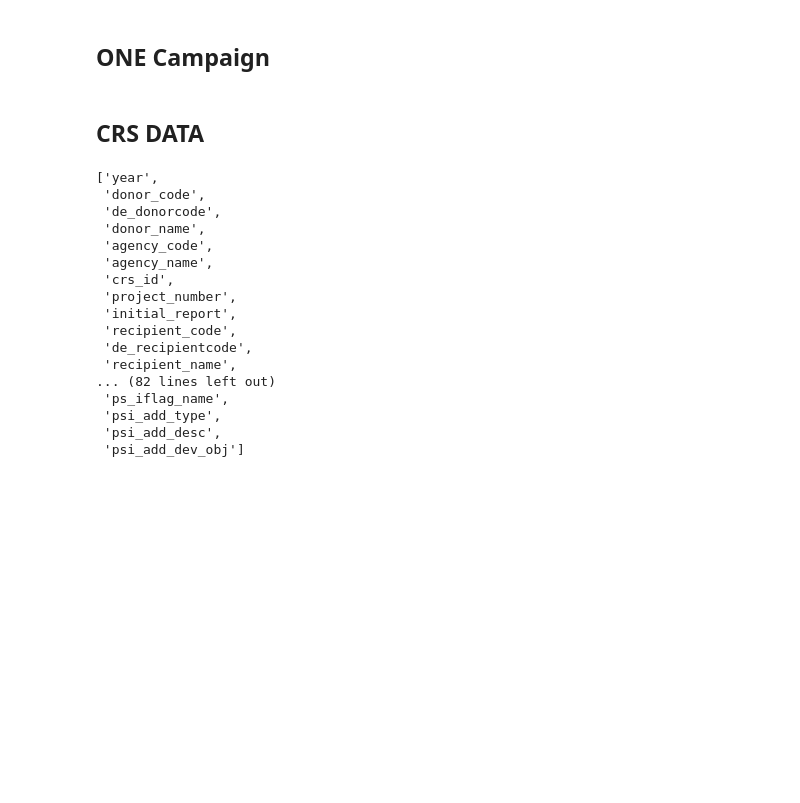
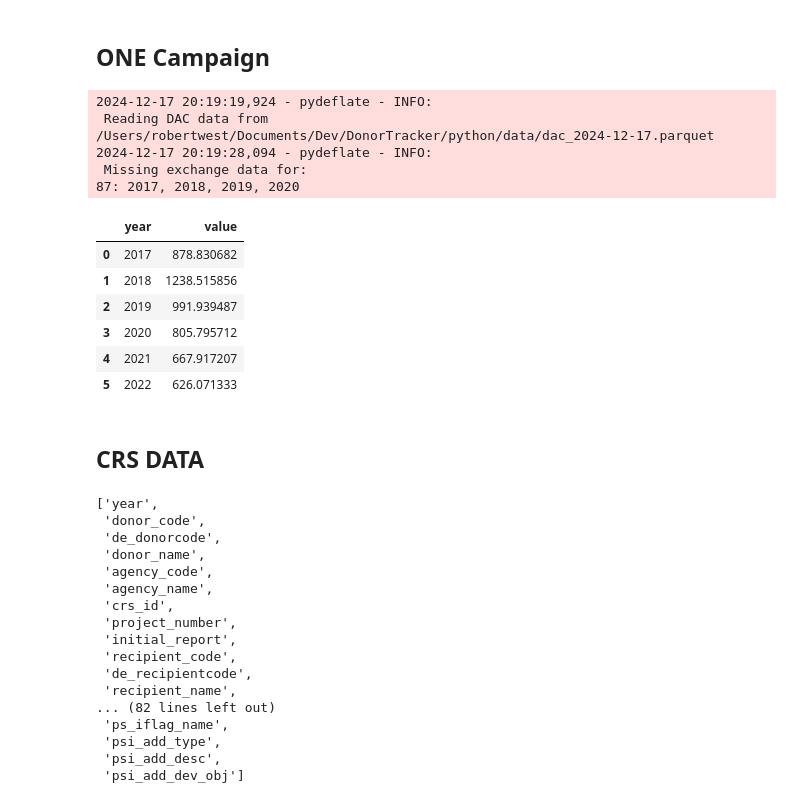
Before and after one commit to donortracker123/DonorTracker, a Jupyter notebook: python/chart_creation.ipynb, the cells around one changed output. Cells and saved outputs as stored; diff of their text form; code cells hidden in the pictures; blank space fills up the shorter version.

```diff
--- a/python/chart_creation.ipynb
+++ b/python/chart_creation.ipynb
@@ -21,21 +60,51 @@ DAC_COUNTRIES = [
 # %% [markdown]
 ## ONE Campaign
 # %%
-# from oda_data import ODAData, set_data_path
+from oda_data import ODAData, set_data_path
 
-# # set the path to the folder where the data should be stored
-# set_data_path("data")
+# set the path to the folder where the data should be stored
+set_data_path("data")
 
-# # create object, specifying key details of the desired output
-# data = ODAData(years=range(2018,2023), currency="EUR", prices="constant", base_year=2021)
+# create object, specifying key details of the desired output
+data = ODAData(years=range(2015, 2023), currency="USD", prices="constant", base_year=2022, include_names=True)
 
-# # load the desired indicators
-# data.load_indicator(indicators = ["imputed_multi_flow_disbursement_gross", "total_oda_ge"])
+# load the desired indicators
+data.load_indicator(indicators = ["imputed_multi_flow_disbursement_gross"])
 
-# # get the data
-# df = data.get_data()
-
-# print(df.head(6))
+# get the data
+one_campaign_df = data.get_data()
+# %% [output]
+2024-12-17 20:19:19,924 - pydeflate - INFO:
+ Reading DAC data from /Users/robertwest/Documents/Dev/DonorTracker/python/data/dac_2024-12-17.parquet
+2024-12-17 20:19:28,094 - pydeflate - INFO:
+ Missing exchange data for:
+87: 2017, 2018, 2019, 2020
+# %%
+# Convert the DataFrame to Pandas dtypes
+one_campaign_df = one_campaign_df.convert_dtypes()
+
+# Ensure 'value' is numeric
+one_campaign_df['value'] = pd.to_numeric(one_campaign_df['value'], errors='coerce')
+
+# Drop NaNs in 'year' and 'value'
+one_campaign_df = one_campaign_df.dropna(subset=['year', 'value'])
+
+# Filter rows
+filtered = one_campaign_df[
+    (one_campaign_df['purpose_code'].isin(purpose_codes)) &
+    (one_campaign_df['donor_name'].isin(DAC_COUNTRIES))
+][['year', 'value']]
+
+# Group and sum
+filtered.groupby(['year'], as_index=False)['value'].sum()
+# %% [output]
+|  | year | value |
+| 0 | 2017 | 878.830682 |
+| 1 | 2018 | 1238.515856 |
+| 2 | 2019 | 991.939487 |
+| 3 | 2020 | 805.795712 |
+| 4 | 2021 | 667.917207 |
+| 5 | 2022 | 626.071333 |
 # %% [markdown]
 ## CRS DATA
 # %%
```
Also changed, not shown: parts of 8 cells of this notebook.
